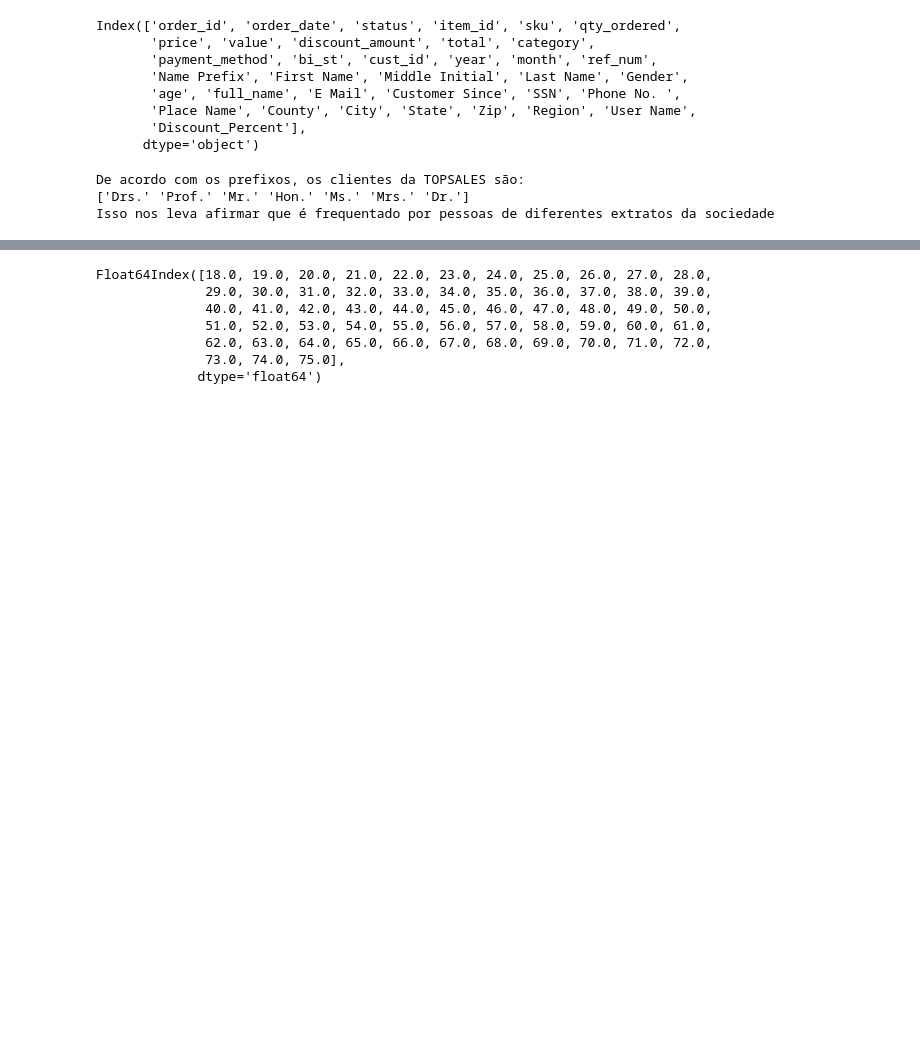
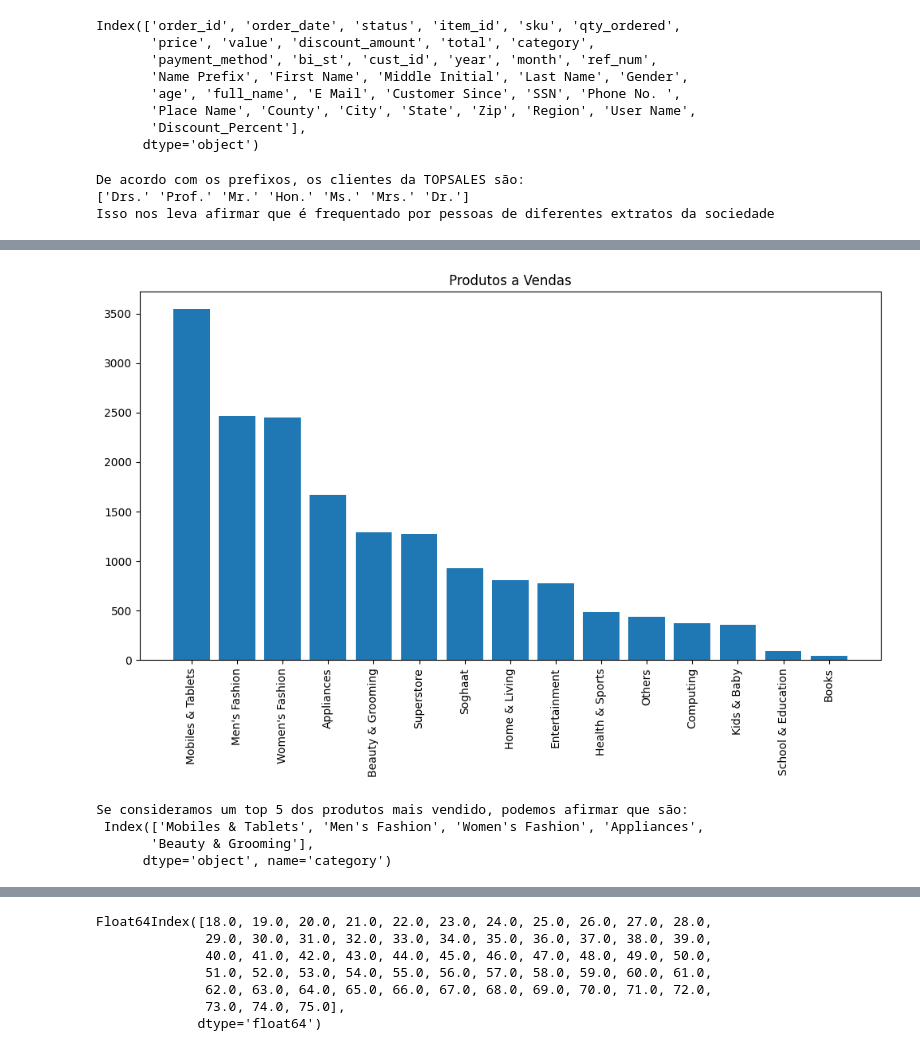
Before and after one commit to Gcango/Analise_Exploratorio_dos_Dados_da_TopSeles, a Jupyter notebook: Analise_Exploratoria_TopSeles.ipynb, the cells around one changed output, grey strips where cells are left out. Saved outputs shown, nothing was run; the diff lists cells and outputs as text; code cells hidden in the pictures; blank space fills up the shorter version.

```diff
--- a/Analise_Exploratoria_TopSeles.ipynb
+++ b/Analise_Exploratoria_TopSeles.ipynb
@@ -192,0 +185,3 @@ Isso nos leva afirmar que é frequentado por pessoas de diferentes extratos da s
+# %%
+prodts = dados.groupby(['category'])['total'].count().sort_values(ascending=False)
+prodts
@@ -192,0 +206,15 @@ Isso nos leva afirmar que é frequentado por pessoas de diferentes extratos da s
+# %%
+plt.figure(figsize=(12,6))
+plt.bar(prodts.index, prodts.values)
+plt.xticks(rotation=90)
+plt.title('Produtos a Vendas')
+plt.show()
+# %% [output]
+[figure, added]
+# %%
+print(f'Se consideramos um top 5 dos produtos mais vendido, podemos afirmar que são: \n {prodts.index[0:5]}')
+# %% [output]
+Se consideramos um top 5 dos produtos mais vendido, podemos afirmar que são:
+ Index(['Mobiles & Tablets', 'Men's Fashion', 'Women's Fashion', 'Appliances',
+       'Beauty & Grooming'],
+      dtype='object', name='category')
```
Also changed, not shown: parts of 28 cells of this notebook.
